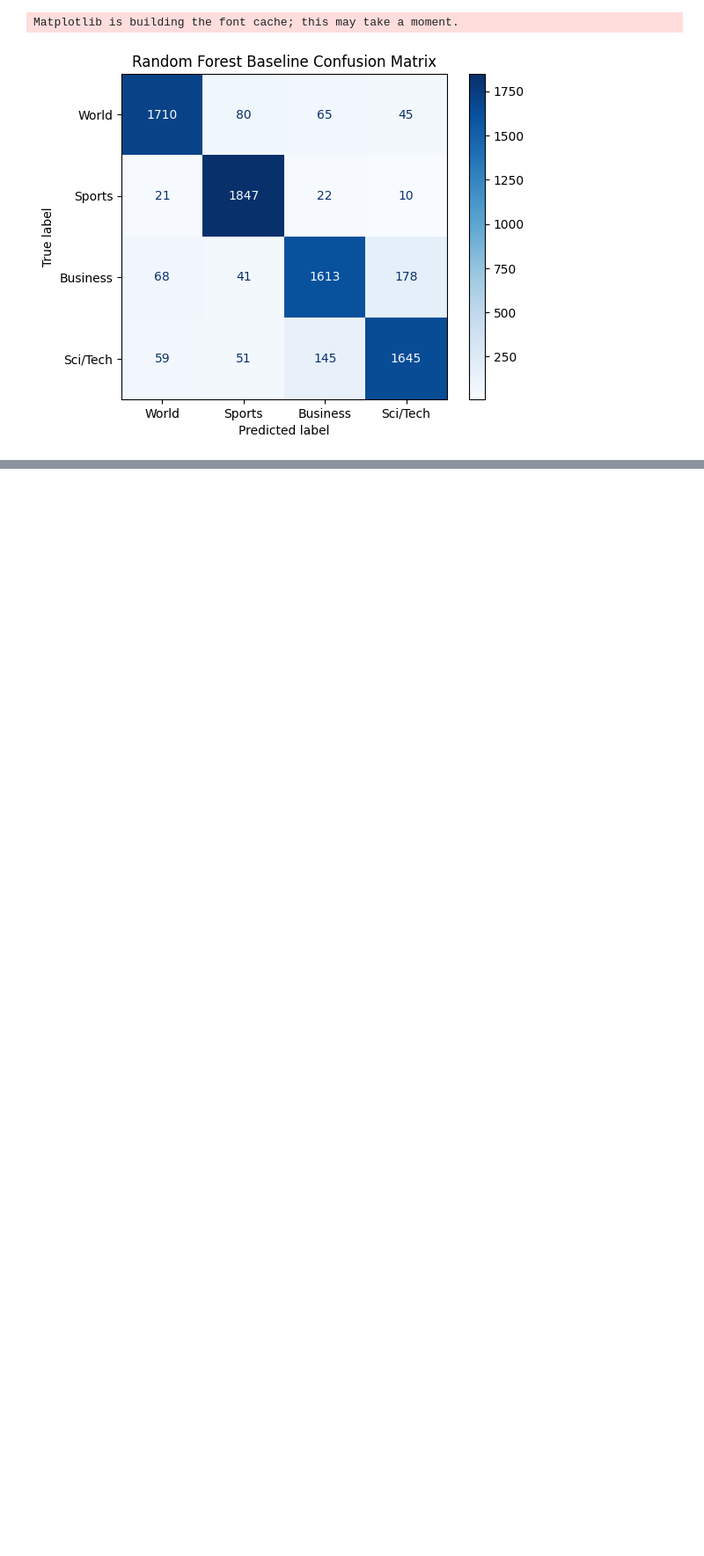
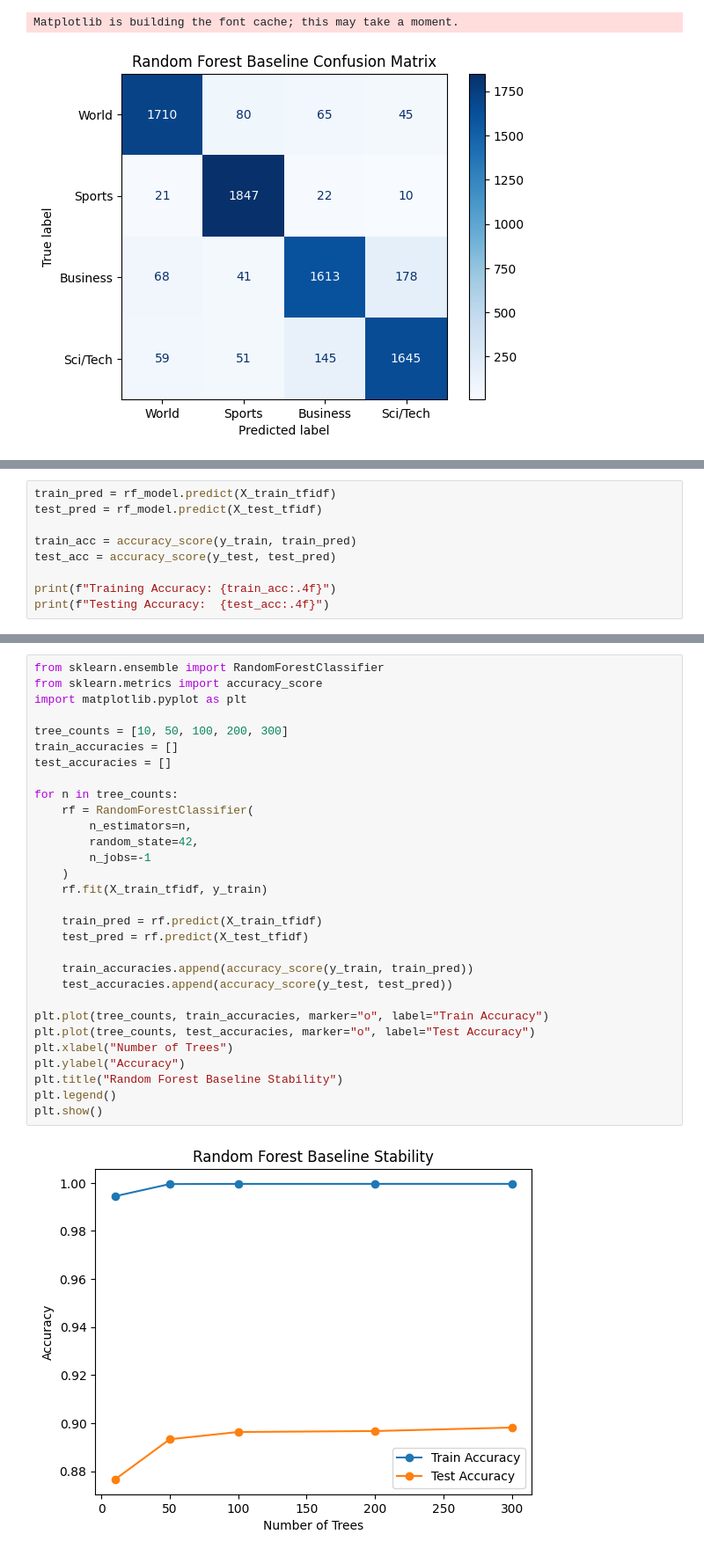
Before and after one commit to SamSkanse/Transfer-Learning-Transformers-Lab, a Jupyter notebook: transfer_transformer_lab.ipynb, the cells around one changed output, grey strips where cells are left out. Shown at 88% size. Drawn from its saved outputs; the diff is of its cells as text; blank space fills up the shorter version.

Commit message:
shows convergence for baseline model training now

```diff
--- a/transfer_transformer_lab.ipynb
+++ b/transfer_transformer_lab.ipynb
@@ -559,0 +572,9 @@ Matplotlib is building the font cache; this may take a moment.
+# %%
+train_pred = rf_model.predict(X_train_tfidf)
+test_pred = rf_model.predict(X_test_tfidf)
+
+train_acc = accuracy_score(y_train, train_pred)
+test_acc = accuracy_score(y_test, test_pred)
+
+print(f"Training Accuracy: {train_acc:.4f}")
+print(f"Testing Accuracy:  {test_acc:.4f}")
@@ -559,0 +590,32 @@ Matplotlib is building the font cache; this may take a moment.
+# %%
+from sklearn.ensemble import RandomForestClassifier
+from sklearn.metrics import accuracy_score
+import matplotlib.pyplot as plt
+
+tree_counts = [10, 50, 100, 200, 300]
+train_accuracies = []
+test_accuracies = []
+
+for n in tree_counts:
+    rf = RandomForestClassifier(
+        n_estimators=n,
+        random_state=42,
+        n_jobs=-1
+    )
+    rf.fit(X_train_tfidf, y_train)
+
+    train_pred = rf.predict(X_train_tfidf)
+    test_pred = rf.predict(X_test_tfidf)
+
+    train_accuracies.append(accuracy_score(y_train, train_pred))
+    test_accuracies.append(accuracy_score(y_test, test_pred))
+
+plt.plot(tree_counts, train_accuracies, marker="o", label="Train Accuracy")
+plt.plot(tree_counts, test_accuracies, marker="o", label="Test Accuracy")
+plt.xlabel("Number of Trees")
+plt.ylabel("Accuracy")
+plt.title("Random Forest Baseline Stability")
+plt.legend()
+plt.show()
+# %% [output]
+[figure, added]
```
Also changed, not shown: parts of 6 cells of this notebook.
